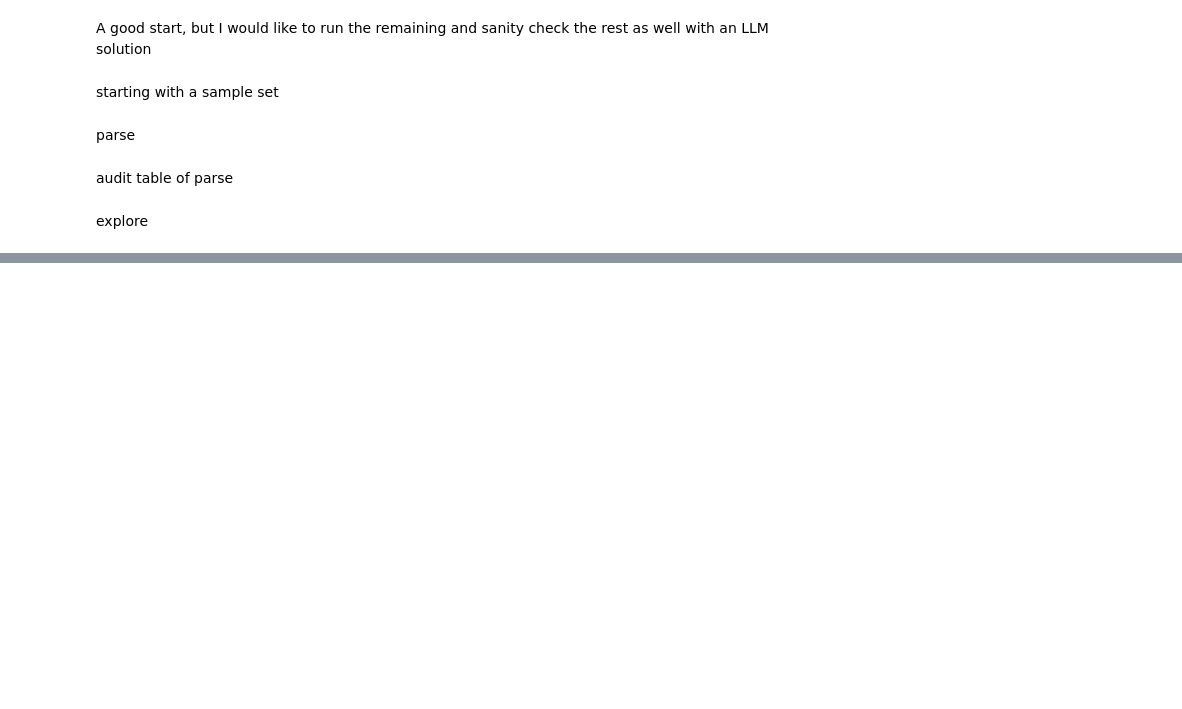
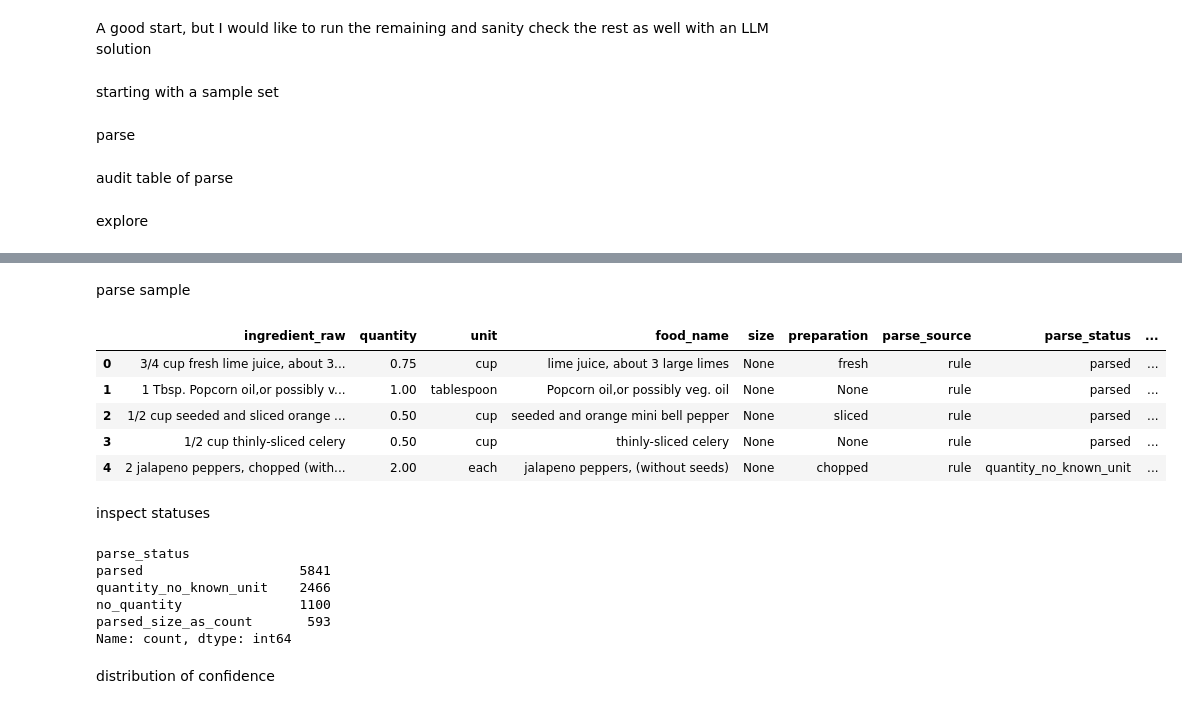
Before and after one commit to dcosta224/Capstone, a Jupyter notebook: portion-test.ipynb, the cells around one changed output, grey strips where cells are left out. Cells and saved outputs as stored; diff of their text form; code cells hidden in the pictures; blank space fills up the shorter version.

```diff
--- a/portion-test.ipynb
+++ b/portion-test.ipynb
@@ -281,0 +275,11 @@ for x in sample_ingredients[:5]:
+# %%
+unique_ingredients = (
+    pd.Series(all_ingredients)
+    .dropna()
+    .astype(str)
+    .str.strip()
+    .drop_duplicates()
+    .reset_index(drop=True)
+)
+
+len(unique_ingredients)
@@ -281,0 +529,28 @@ for x in sample_ingredients[:5]:
+# %% [markdown]
+parse sample
+# %%
+rule_parsed_sample = pd.DataFrame(
+    [simple_rule_parse(x) for x in sample_unique_ingredients]
+)
+
+rule_parsed_sample.head()
+# %% [output]
+|  | ingredient_raw | quantity | unit | food_name | size | preparation | parse_source | parse_status | ... |
+| 0 | 3/4 cup fresh lime juice, about 3... | 0.75 | cup | lime juice, about 3 large limes | None | fresh | rule | parsed | ... |
+| 1 | 1 Tbsp. Popcorn oil,or possibly v... | 1.00 | tablespoon | Popcorn oil,or possibly veg. oil | None | None | rule | parsed | ... |
+| 2 | 1/2 cup seeded and sliced orange ... | 0.50 | cup | seeded and orange mini bell pepper | None | sliced | rule | parsed | ... |
+| 3 | 1/2 cup thinly-sliced celery | 0.50 | cup | thinly-sliced celery | None | None | rule | parsed | ... |
+| 4 | 2 jalapeno peppers, chopped (with... | 2.00 | each | jalapeno peppers, (without seeds) | None | chopped | rule | quantity_no_known_unit | ... |
+# %% [markdown]
+inspect statuses
+# %%
+rule_parsed_sample["parse_status"].value_counts()
+# %% [output]
+parse_status
+parsed                    5841
+quantity_no_known_unit    2466
+no_quantity               1100
+parsed_size_as_count       593
+Name: count, dtype: int64
+# %% [markdown]
+distribution of confidence
```
Also changed, not shown: parts of 30 cells of this notebook.
